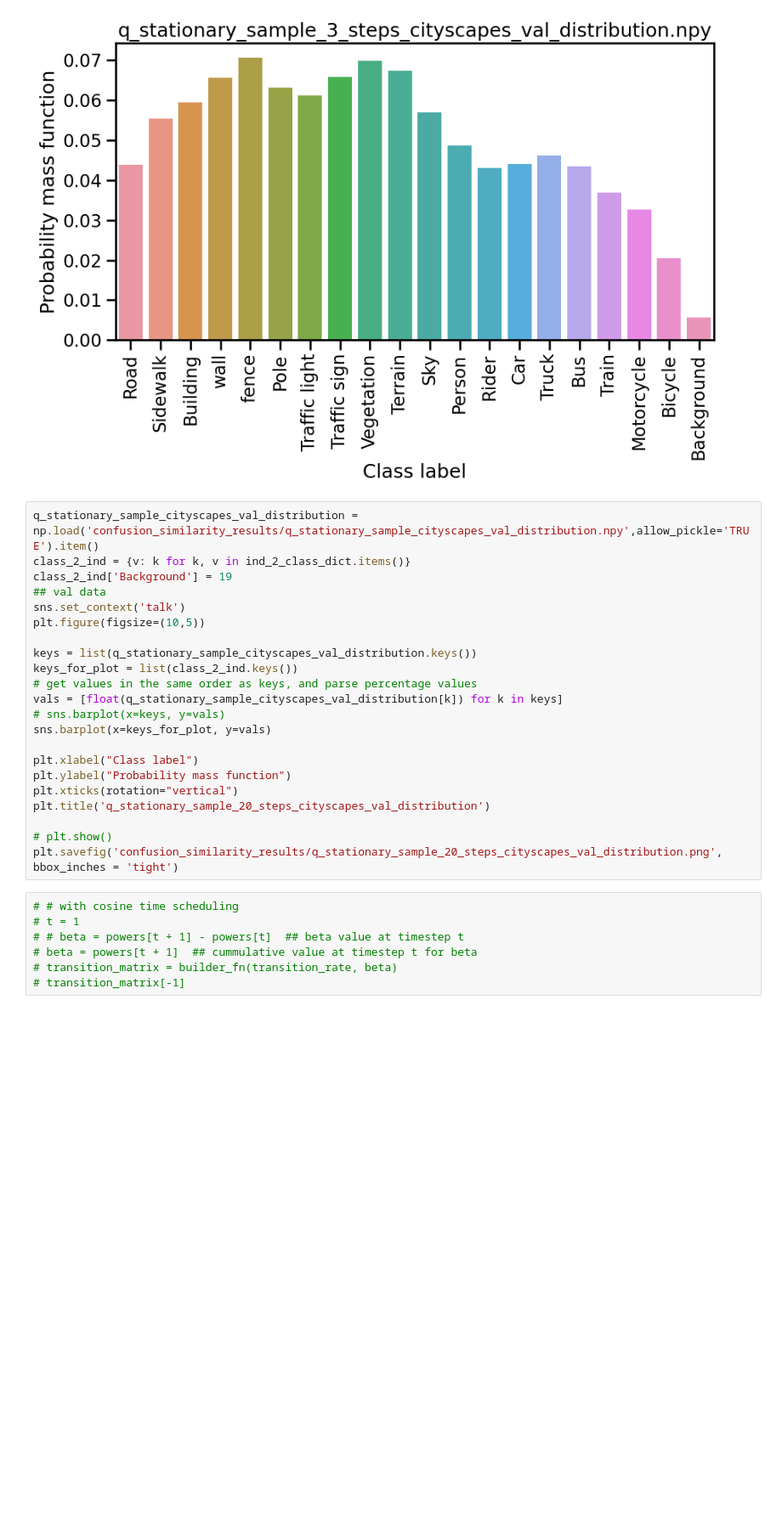
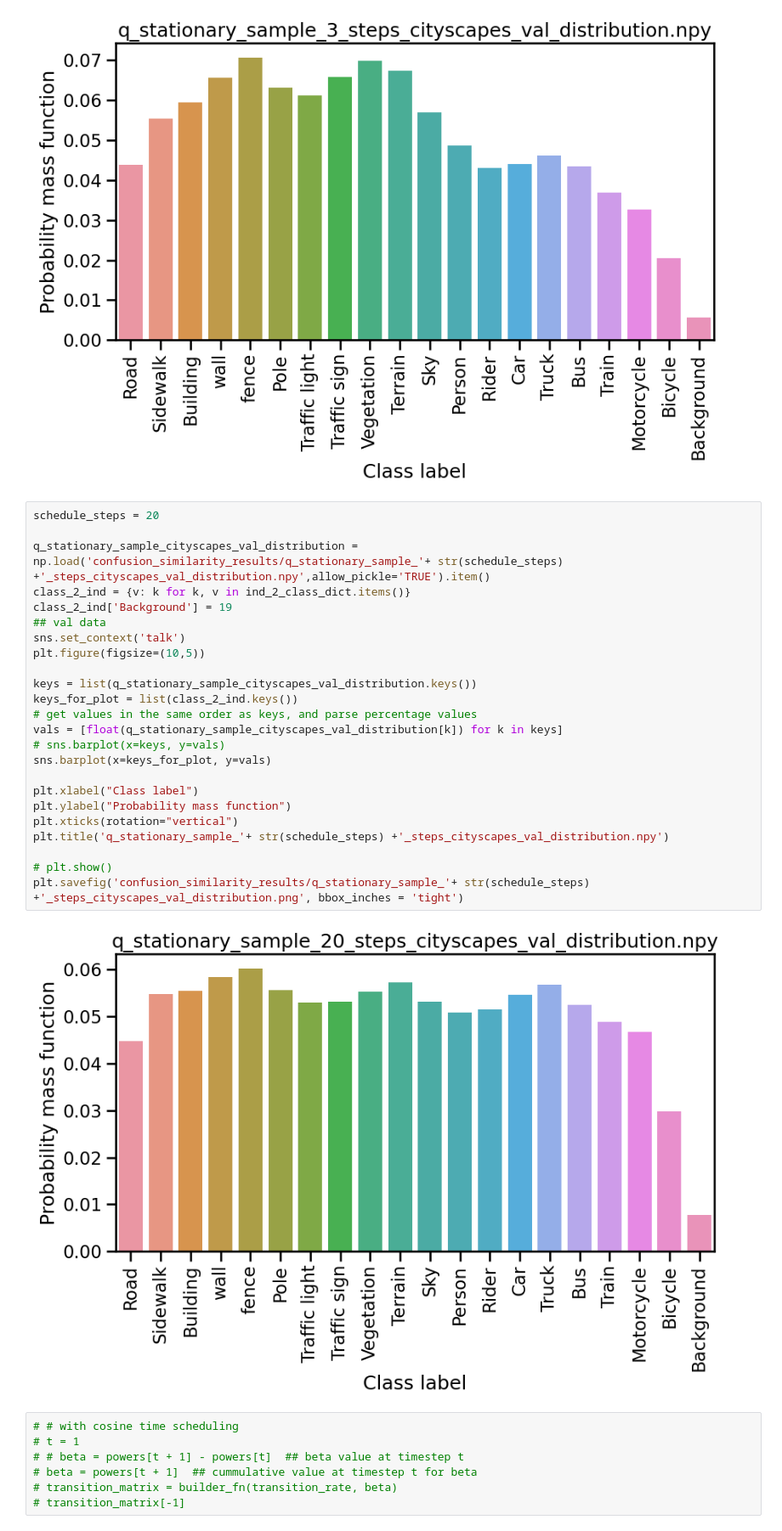
Before and after one commit to Siddharth-Shrivastava7/Diffusion_conditional_prior_segmentation, a Jupyter notebook: DDP/segmentation/mmseg/models/discrete_diffusion/testing_transition_rate.ipynb, the cells around one changed output. Shown at 85% size. Saved outputs shown, nothing was run; the diff lists cells and outputs as text; blank space fills up the shorter version.

```diff
--- a/DDP/segmentation/mmseg/models/discrete_diffusion/testing_transition_rate.ipynb
+++ b/DDP/segmentation/mmseg/models/discrete_diffusion/testing_transition_rate.ipynb
@@ -1445,28 +1445,32 @@ plt.title('q_stationary_sample_'+ str(schedule_steps) +'_steps_cityscapes_val_di
 plt.savefig('confusion_similarity_results/q_stationary_sample_'+ str(schedule_steps) +'_steps_cityscapes_val_distribution.png', bbox_inches = 'tight')
 # %% [output]
 [figure]
-# %%
-q_stationary_sample_cityscapes_val_distribution = np.load('confusion_similarity_results/q_stationary_sample_cityscapes_val_distribution.npy',allow_pickle='TRUE').item()
-class_2_ind = {v: k for k, v in ind_2_class_dict.items()}
-class_2_ind['Background'] = 19
-## val data
-sns.set_context('talk')
-plt.figure(figsize=(10,5))
-
-keys = list(q_stationary_sample_cityscapes_val_distribution.keys())
-keys_for_plot = list(class_2_ind.keys())
-# get values in the same order as keys, and parse percentage values
-vals = [float(q_stationary_sample_cityscapes_val_distribution[k]) for k in keys]
-# sns.barplot(x=keys, y=vals)
-sns.barplot(x=keys_for_plot, y=vals)
-
-plt.xlabel("Class label")
-plt.ylabel("Probability mass function")
-plt.xticks(rotation="vertical")
-plt.title('q_stationary_sample_20_steps_cityscapes_val_distribution')
-
-# plt.show()
-plt.savefig('confusion_similarity_results/q_stationary_sample_20_steps_cityscapes_val_distribution.png', bbox_inches = 'tight')
+# %%
+schedule_steps = 20
+
+q_stationary_sample_cityscapes_val_distribution = np.load('confusion_similarity_results/q_stationary_sample_'+ str(schedule_steps) +'_steps_cityscapes_val_distribution.npy',allow_pickle='TRUE').item()
+class_2_ind = {v: k for k, v in ind_2_class_dict.items()}
+class_2_ind['Background'] = 19
+## val data
+sns.set_context('talk')
+plt.figure(figsize=(10,5))
+
+keys = list(q_stationary_sample_cityscapes_val_distribution.keys())
+keys_for_plot = list(class_2_ind.keys())
+# get values in the same order as keys, and parse percentage values
+vals = [float(q_stationary_sample_cityscapes_val_distribution[k]) for k in keys]
+# sns.barplot(x=keys, y=vals)
+sns.barplot(x=keys_for_plot, y=vals)
+
+plt.xlabel("Class label")
+plt.ylabel("Probability mass function")
+plt.xticks(rotation="vertical")
+plt.title('q_stationary_sample_'+ str(schedule_steps) +'_steps_cityscapes_val_distribution.npy')
+
+# plt.show()
+plt.savefig('confusion_similarity_results/q_stationary_sample_'+ str(schedule_steps) +'_steps_cityscapes_val_distribution.png', bbox_inches = 'tight')
+# %% [output]
+[figure, added]
 # %%
 # # with cosine time scheduling
 # t = 1
```
